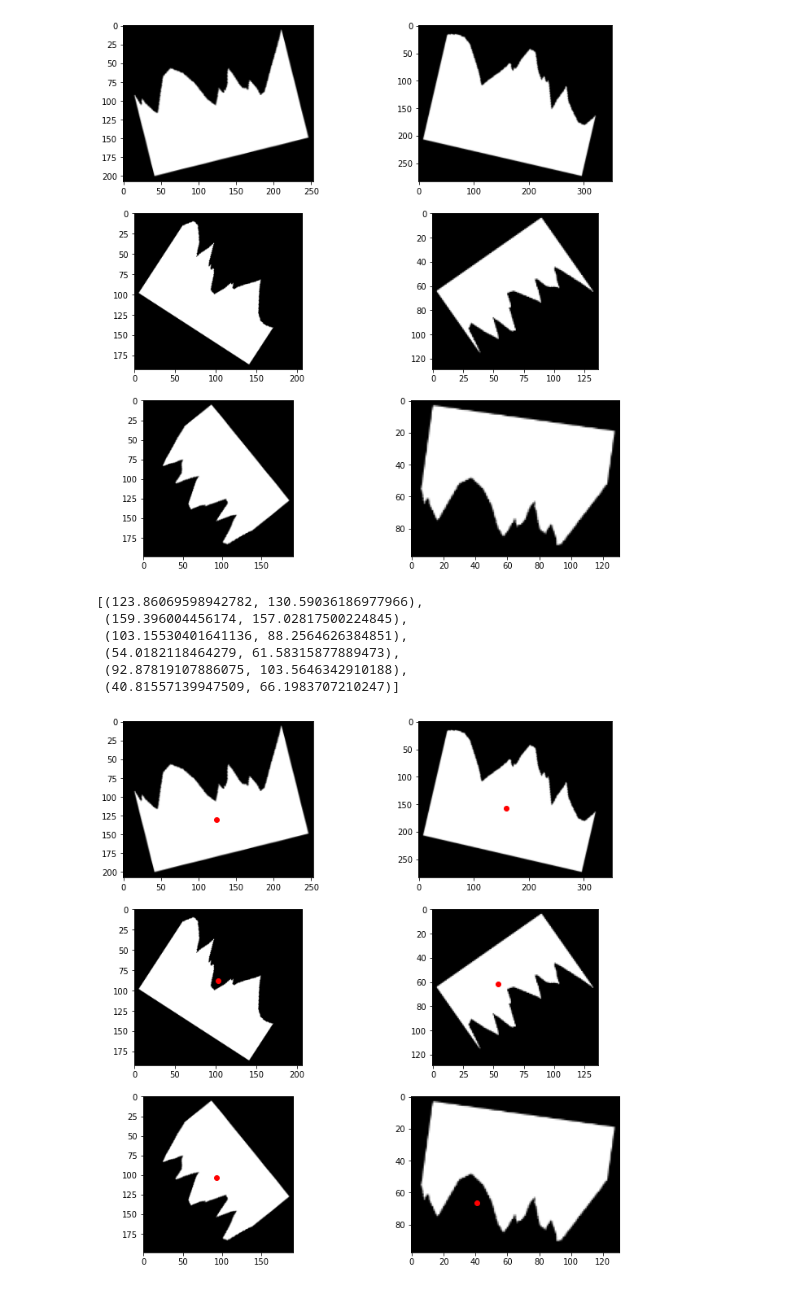
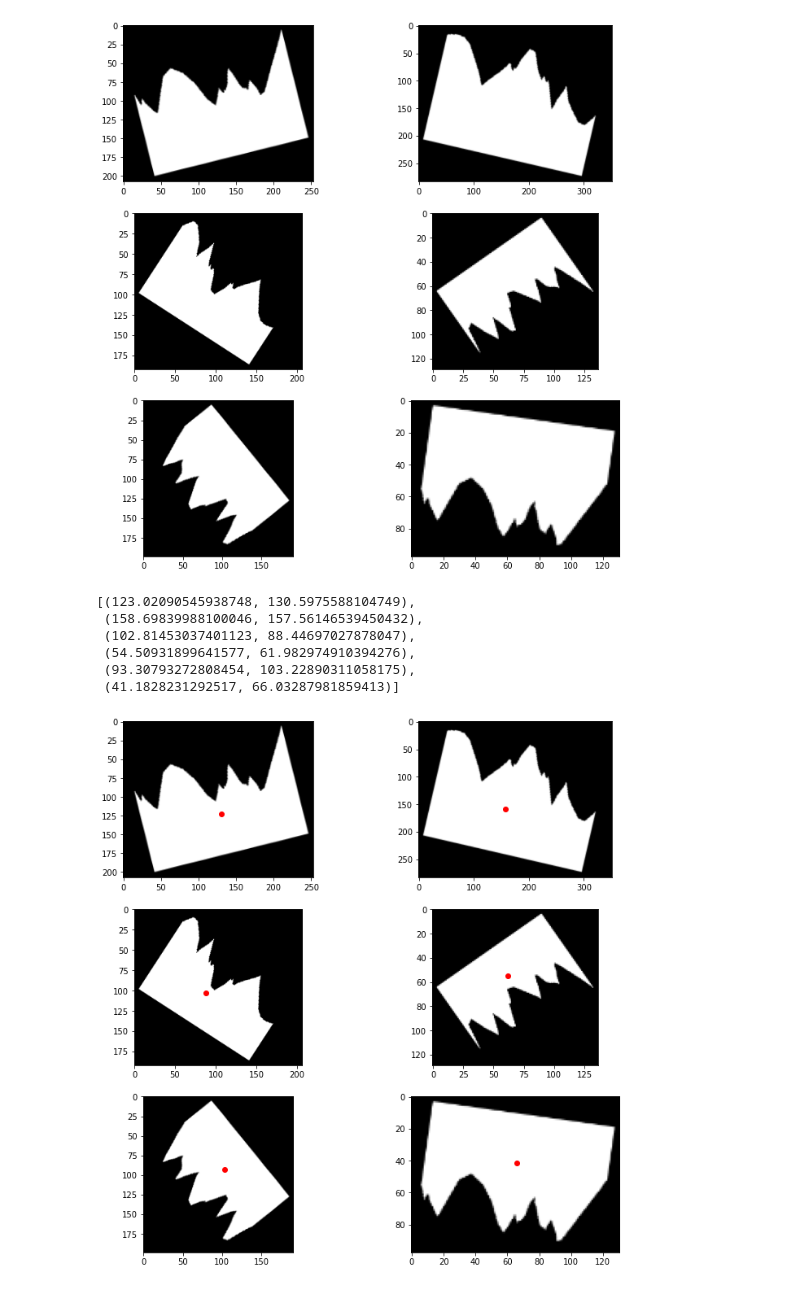
Before and after one commit to Dombearx/piro1, a Jupyter notebook: Run.ipynb, the cells around one changed output. Cells and saved outputs as stored; diff of their text form; code cells hidden in the pictures.

Commit message:
Fix center of gravity

```diff
--- a/Run.ipynb
+++ b/Run.ipynb
@@ -46,24 +59,41 @@ def centerOfMass(image):
+# %%
+def centerOfMass3(image):
+    X, Y = image.shape
+    m = np.zeros((X, Y))
+    for x in range(X):
+        for y in range(Y):
+            m[x, y] = all(image[x, y] != (0, 0, 0))
+    m = m / np.sum(np.sum(m))
+
+
+    dx = np.sum(m, 1)
+    dy = np.sum(m, 0)
+
+    cx = np.sum(dx * np.arange(X))
+    cy = np.sum(dy * np.arange(Y))
+
+    return (cx, cy)
 # %%
 centers = []
 for image in numpyImages:
-    centers.append(centerOfMass(image))
+    centers.append(centerOfMass3(image))
 # %%
 centers
 # %% [output]
-[(123.86069598942782, 130.59036186977966),
- (159.396004456174, 157.02817500224845),
- (103.15530401641136, 88.2564626384851),
- (54.0182118464279, 61.58315877889473),
- (92.87819107886075, 103.5646342910188),
- (40.81557139947509, 66.1983707210247)]
+[(123.02090545938748, 130.5975588104749),
+ (158.69839988100046, 157.56146539450432),
+ (102.81453037401123, 88.44697027878047),
+ (54.50931899641577, 61.982974910394276),
+ (93.30793272808454, 103.22890311058175),
+ (41.1828231292517, 66.03287981859413)]
 # %%
 fig, axs = plt.subplots(3,2, figsize=(12,12))
 
 index = 0
 
 for image, center in zip(numpyImages, centers):
     axs[math.floor(index / 2),index % 2].imshow(image, cmap='gray', vmin=0, vmax=255)
-    axs[math.floor(index / 2),index % 2].scatter(center[0],center[1],color='r')
+    axs[math.floor(index / 2),index % 2].scatter(center[1],center[0],color='r')
     index += 1
 # %% [output]
-[figure, old version]
+[figure, new version]
```
Also changed, not shown: parts of 2 cells of this notebook.
